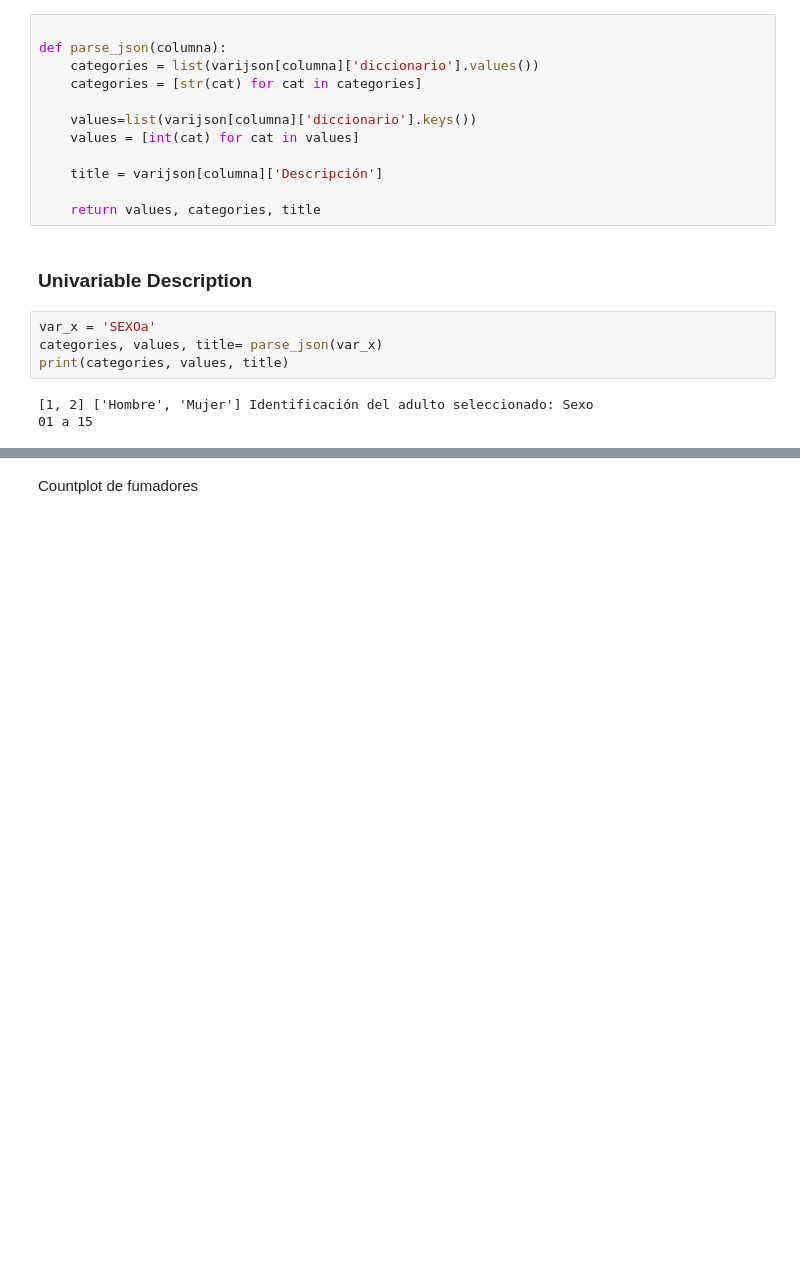
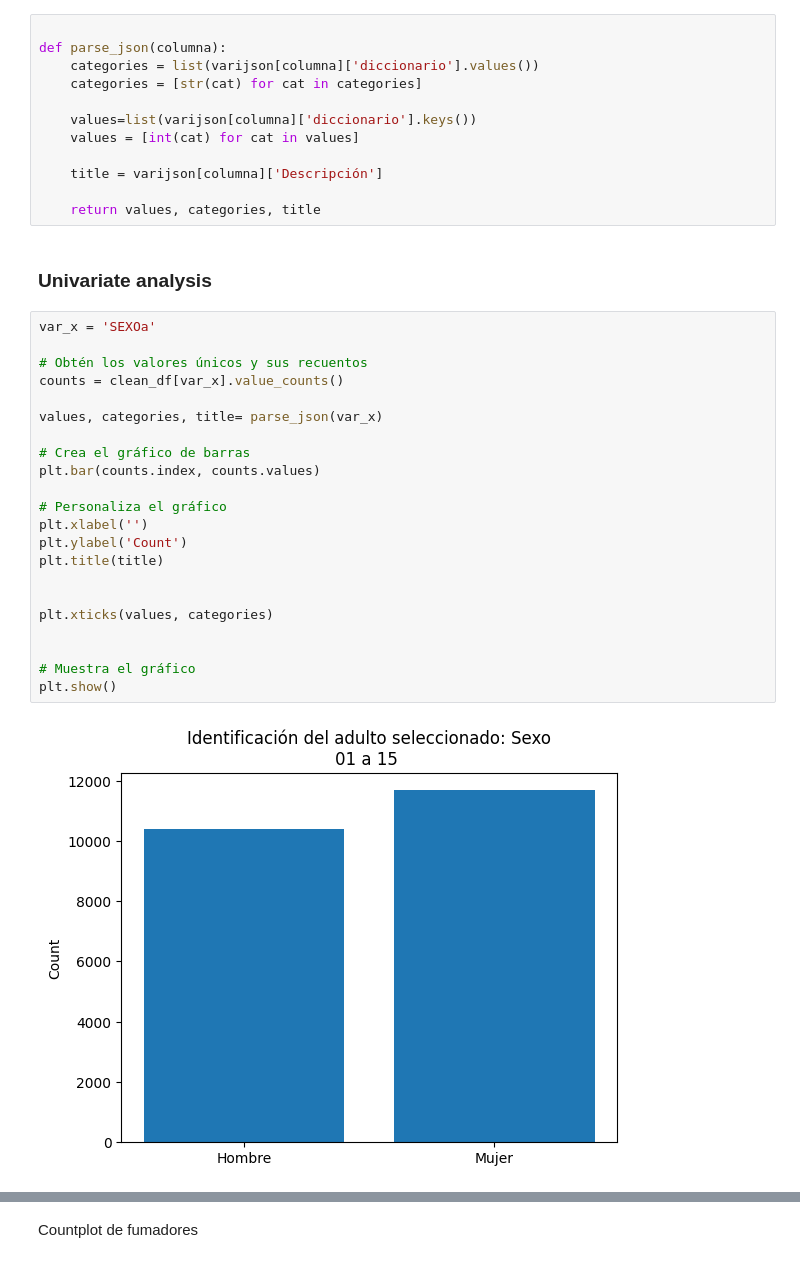
Before and after one commit to linama2593/mental_health_spain, a Jupyter notebook: src/exploratory_data_analysis_json.ipynb, the cells around one changed output, grey strips where cells are left out. Saved outputs shown, nothing was run; the diff lists cells and outputs as text; blank space fills up the shorter version.

```diff
--- a/src/exploratory_data_analysis_json.ipynb
+++ b/src/exploratory_data_analysis_json.ipynb
@@ -161,13 +99,30 @@ def parse_json(columna):
     title = varijson[columna]['Descripción']
 
     return values, categories, title
-# %% [markdown]
-### Univariable Description
-# %%
-var_x = 'SEXOa'
-categories, values, title= parse_json(var_x)
-print(categories, values, title)
-# %% [output]
-[1, 2] ['Hombre', 'Mujer'] Identificación del adulto seleccionado: Sexo
-01 a 15
+# %% [markdown]
+### Univariate analysis
+# %%
+var_x = 'SEXOa'
+
+# Obtén los valores únicos y sus recuentos
+counts = clean_df[var_x].value_counts()
+
+values, categories, title= parse_json(var_x)
+
+# Crea el gráfico de barras
+plt.bar(counts.index, counts.values)
+
+# Personaliza el gráfico
+plt.xlabel('')
+plt.ylabel('Count')
+plt.title(title)
+
+
+plt.xticks(values, categories)
+
+
+# Muestra el gráfico
+plt.show()
+# %% [output]
+[figure, added]
 # %%
```
Also changed, not shown: parts of 25 cells of this notebook, 4 other files.
